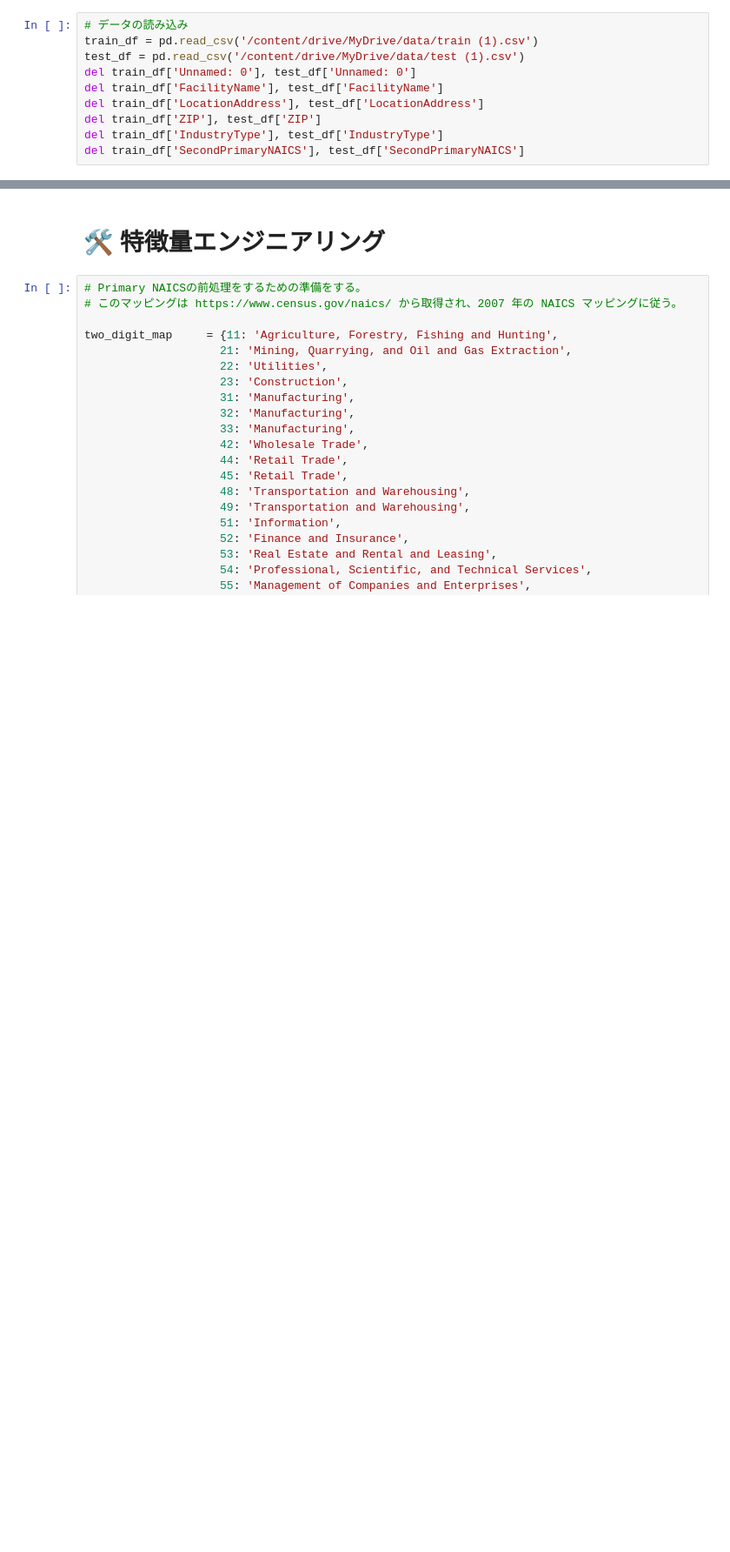
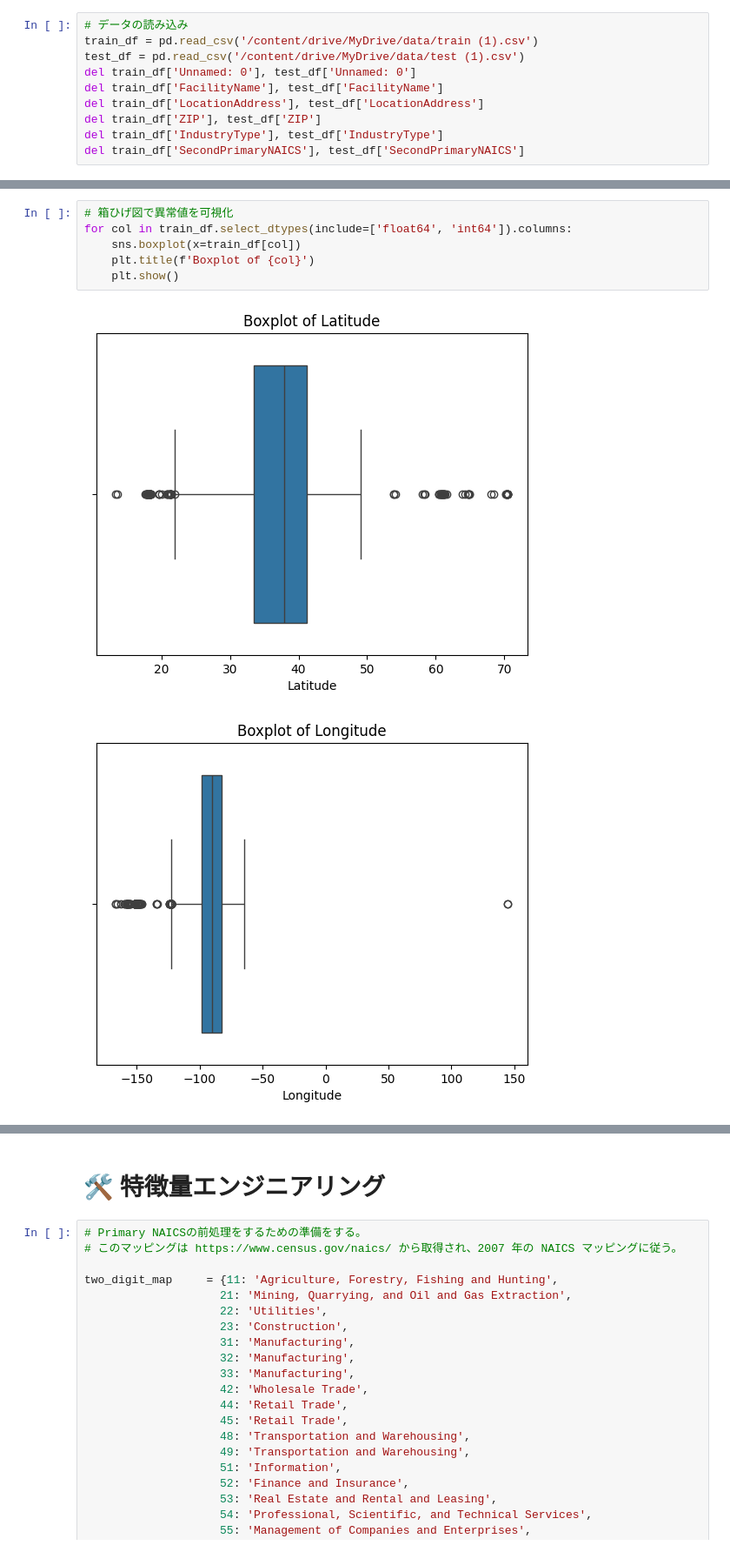
Before and after one commit to issei4683/issei4683-SMBC-Group-GREEN-DATA-Challenge-2024, a Jupyter notebook: SMBC_Group_GREEN×DATA_Challenge_2024_code.ipynb, the cells around one changed output, grey strips where cells are left out. Shown at 87% size. Cells and saved outputs as stored; diff of their text form; blank space fills up the shorter version.

```diff
--- a/SMBC_Group_GREEN×DATA_Challenge_2024_code.ipynb
+++ b/SMBC_Group_GREEN×DATA_Challenge_2024_code.ipynb
@@ -78,0 +142,9 @@ train_df.describe().round(2)
+# %%
+# 箱ひげ図で異常値を可視化
+for col in train_df.select_dtypes(include=['float64', 'int64']).columns:
+    sns.boxplot(x=train_df[col])
+    plt.title(f'Boxplot of {col}')
+    plt.show()
+# %% [output]
+[figure, added]
+[figure, added]
```
Also changed, not shown: parts of 16 cells of this notebook.
